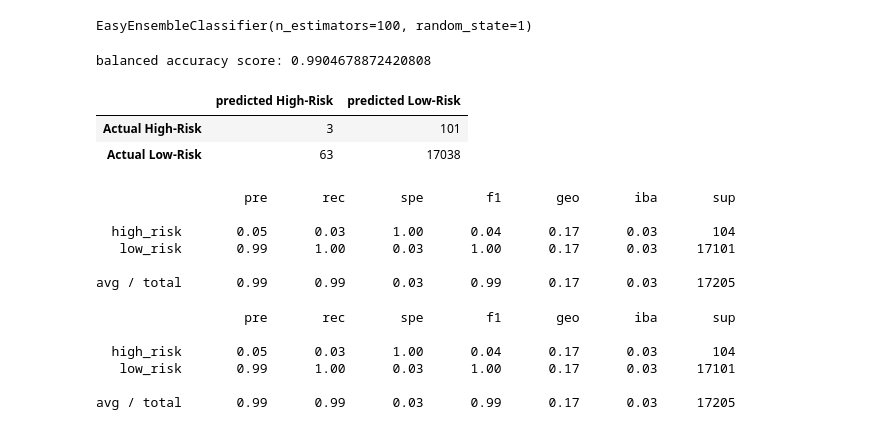
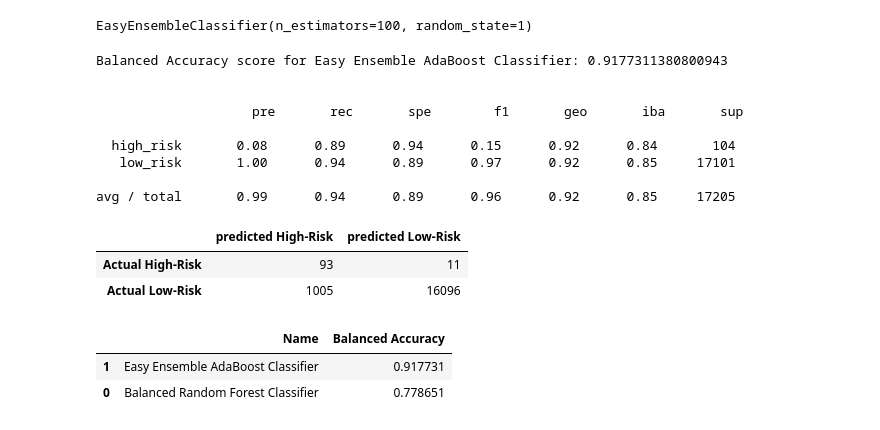
Before and after one commit to yycheung/Credit_Risk_Analysis, a Jupyter notebook: credit_risk_ensemble.ipynb, the cells around one changed output. Drawn from its saved outputs; the diff is of its cells as text; code cells hidden in the pictures.

Commit message:
corrected code error for both ensemble and resemble files.

```diff
--- a/credit_risk_ensemble.ipynb
+++ b/credit_risk_ensemble.ipynb
@@ -219,49 +219,36 @@ sorted(zip(importances, X.columns), reverse=True)
 from imblearn.ensemble import EasyEnsembleClassifier
 
 eec = EasyEnsembleClassifier(random_state=1, n_estimators=100)
-eec.fit(X_train, y_train)
+eec.fit(X_train_scaled, y_train)
 # %% [output]
 EasyEnsembleClassifier(n_estimators=100, random_state=1)
-# %%
-# Calculated the accuracy score
-
-y_pred2 = blf.predict(X_test)
-
-from sklearn.metrics import accuracy_score
-print(f"balanced accuracy score: {accuracy_score(y_test, y_pred2)}")
-# %% [output]
-balanced accuracy score: 0.9904678872420808
 # %%
+# Calculated the accuracy score
+y_pred2 = eec.predict(X_test_scaled)
+from sklearn.metrics import balanced_accuracy_score
+
+print(f"Balanced Accuracy score for Easy Ensemble AdaBoost Classifier: {balanced_accuracy_score(y_test, y_pred2)}\n")
+
+
+# Print the imbalanced classification report
+from imblearn.metrics import classification_report_imbalanced
+print(f"\n {classification_report_imbalanced(y_test, y_pred2)}")
+
 # Display the confusion matrix
 from sklearn.metrics import confusion_matrix
 cm=confusion_matrix(y_test, y_pred2)
 cm_df=pd.DataFrame(cm, index=["Actual High-Risk", "Actual Low-Risk"],columns=["predicted High-Risk","predicted Low-Risk"])
 cm_df
 # %% [output]
+Balanced Accuracy score for Easy Ensemble AdaBoost Classifier: 0.9177311380800943
+
+
+                    pre       rec       spe        f1       geo       iba       sup
+
+  high_risk       0.08      0.89      0.94      0.15      0.92      0.84       104
+   low_risk       1.00      0.94      0.89      0.97      0.92      0.85     17101
+
+avg / total       0.99      0.94      0.89      0.96      0.92      0.85     17205
 |  | predicted High-Risk | predicted Low-Risk |
-| Actual High-Risk | 3 | 101 |
-| Actual Low-Risk | 63 | 17038 |
+| Actual High-Risk | 93 | 11 |
+| Actual Low-Risk | 1005 | 16096 |
-# %%
-# Print the imbalanced classification report
-
-from imblearn.metrics import classification_report_imbalanced
-print(classification_report_imbalanced(y_test, y_pred2))
-# %% [output]
-                   pre       rec       spe        f1       geo       iba       sup
-
-  high_risk       0.05      0.03      1.00      0.04      0.17      0.03       104
-   low_risk       0.99      1.00      0.03      1.00      0.17      0.03     17101
-
-avg / total       0.99      0.99      0.03      0.99      0.17      0.03     17205
-# %%
-# Print the imbalanced classification report
-
-from imblearn.metrics import classification_report_imbalanced
-print(classification_report_imbalanced(y_test, y_pred2))
-# %% [output]
-                   pre       rec       spe        f1       geo       iba       sup
-
-  high_risk       0.05      0.03      1.00      0.04      0.17      0.03       104
-   low_risk       0.99      1.00      0.03      1.00      0.17      0.03     17101
-
-avg / total       0.99      0.99      0.03      0.99      0.17      0.03     17205
@@ -267,0 +269,7 @@ avg / total       0.99      0.99      0.03      0.99      0.17      0.03     172
+# %%
+df = pd.DataFrame(ret).sort_values("Balanced Accuracy", ascending=False)
+df
+# %% [output]
+|  | Name | Balanced Accuracy |
+| 1 | Easy Ensemble AdaBoost Classifier | 0.917731 |
+| 0 | Balanced Random Forest Classifier | 0.778651 |
```
Also changed, not shown: parts of 4 cells of this notebook, 13 other files.
